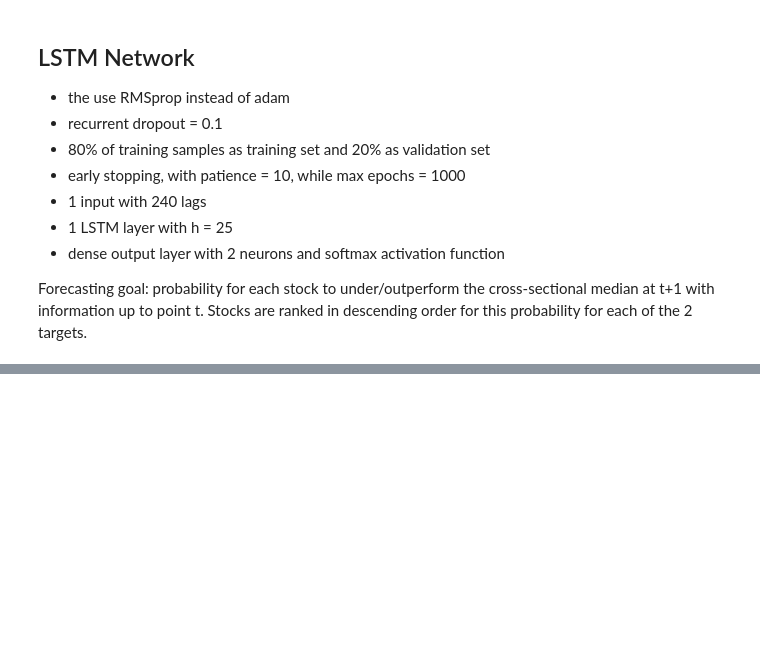
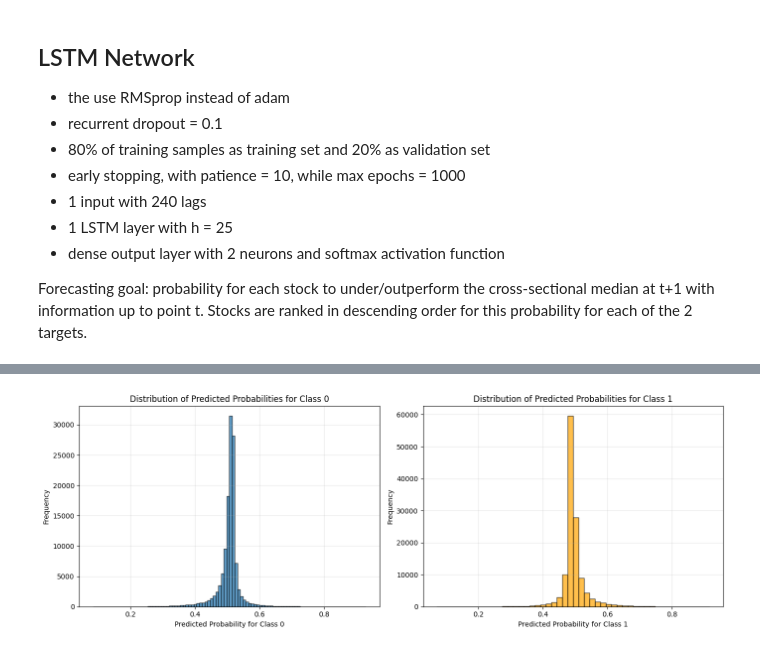
Before and after one commit to juliusd01/Deep_Learning, a Jupyter notebook: Research/Finance/Stock_Returns/Krauss/survivor-bias-free_s&p.ipynb, the cells around one changed output, grey strips where cells are left out. Cells and saved outputs as stored; diff of their text form; code cells hidden in the pictures; blank space fills up the shorter version.

```diff
--- a/Research/Finance/Stock_Returns/Krauss/survivor-bias-free_s&p.ipynb
+++ b/Research/Finance/Stock_Returns/Krauss/survivor-bias-free_s&p.ipynb
@@ -425,6 +426,16 @@ X = np.array(sequences_df['sequence'].tolist())
 X = X.reshape(X.shape[0], 240, 1)
 y = sequences_df[['Class0', 'Class1']].values
 
-# Split into training and validation sets (80% train, 20% val)
-X_train, X_val, y_train, y_val = train_test_split(X, y, test_size=0.2, random_state=42)
+# Split based on year: 2005 for test, earlier years for train/val
+test_mask = sequences_df['date'].dt.year == 2005
+X_test = X[test_mask.values]
+y_test = y[test_mask.values]
+X_train_val = X[~test_mask.values]
+y_train_val = y[~test_mask.values]
+
+# Keep the metadata for test set (stock, date, return)
+test_metadata = sequences_df[test_mask][['stock', 'date', 'return']].reset_index(drop=True)
+
+# Split train_val into train and val (80% train, 20% val of the train_val set)
+X_train, X_val, y_train, y_val = train_test_split(X_train_val, y_train_val, test_size=0.2, random_state=42)
 # %%
@@ -481,0 +635,23 @@ KeyboardInterrupt:
+# %%
+import matplotlib.pyplot as plt
+
+fig, axes = plt.subplots(1, 2, figsize=(14, 5))
+
+# Plot Class0 probability distribution
+axes[0].hist(results_df['pred_Class0'], bins=100, edgecolor='black', alpha=0.7)
+axes[0].set_xlabel('Predicted Probability for Class 0')
+axes[0].set_ylabel('Frequency')
+axes[0].set_title('Distribution of Predicted Probabilities for Class 0')
+axes[0].grid(True, alpha=0.3)
+
+# Plot Class1 probability distribution
+axes[1].hist(results_df['pred_Class1'], bins=50, edgecolor='black', alpha=0.7, color='orange')
+axes[1].set_xlabel('Predicted Probability for Class 1')
+axes[1].set_ylabel('Frequency')
+axes[1].set_title('Distribution of Predicted Probabilities for Class 1')
+axes[1].grid(True, alpha=0.3)
+
+plt.tight_layout()
+plt.show()
+# %% [output]
+[figure, added]
```
Also changed, not shown: parts of 17 cells of this notebook, 27 other files.
